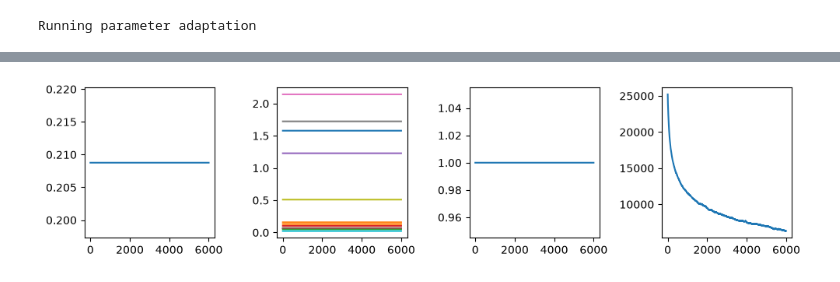
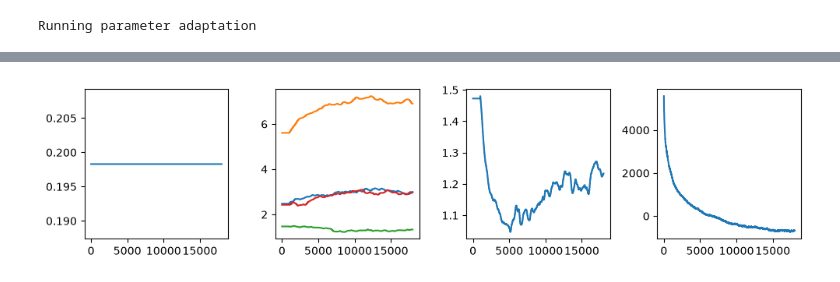
Before and after one commit to callum-kl/non-parametric-pro, a Jupyter notebook: notebooks/uci_orig.ipynb, the cells around one changed output, grey strips where cells are left out. Saved outputs shown, nothing was run; the diff lists cells and outputs as text; code cells hidden in the pictures.

```diff
--- a/notebooks/uci_orig.ipynb
+++ b/notebooks/uci_orig.ipynb
@@ -27,26 +28,26 @@ jax.config.update("jax_enable_x64", True)
 # %%
 key = jr.PRNGKey(1)
 
-example = load_uci_regression_dataset("forest", split=3)
+example = load_uci_regression_dataset("servo", split=2)
 
 scaler_x = StandardScaler()
 scaler_y = StandardScaler()
 
-x_full = scaler_x.fit_transform(example.x_train)
-y_full = scaler_y.fit_transform(example.y_train)
-
-split = train_val_split(key, x_full, y_full, val_fraction=0.2)
-x_train, y_train = split.x_train, split.y_train
-x_val, y_val = split.x_val, split.y_val
+x_train = scaler_x.fit_transform(example.x_train)
+y_train = scaler_y.fit_transform(example.y_train)
 
 x_test = scaler_x.transform(example.x_test)
 y_test = scaler_y.transform(example.y_test)
+
+# D = 4
+
+# x_train = x_train[:, 0:D]
+# x_test = x_test[:, 0:D]
 # %%
 D = x_train.shape[1]
 
-data = gpx.Dataset(X=x_full, y=y_full)
-# kernel = gpx.kernels.Matern32(lengthscale=jnp.ones((D,)))
-kernel = gpx.kernels.Matern32(lengthscale=jnp.ones((D,)), variance=px.NonTrainable(jnp.array(1.0)))
+data = gpx.Dataset(X=x_train, y=y_train)
+kernel = gpx.kernels.Matern32(lengthscale=jnp.ones((D,)))
 
 prior = gpx.gps.Prior(mean_function=gpx.mean_functions.Zero(), kernel=kernel)
 likelihood = gpx.likelihoods.Gaussian(num_datapoints=data.n)
@@ -80,56 +101,52 @@ GP sigma 0.4175346455776404
 # %%
-adapt = True
-
 M = x_train.shape[0]
 basis, residual_std = _full_gp_basis(gp_posterior, x_train), None
+initial_sigma = px.unwrap(gp_sigma)
 
-sigma = gpx.parameters.SigmoidBounded(px.unwrap(gp_sigma) / 2, low=0.15, high=100.0)
+sigma = gpx.parameters.SigmoidBounded(initial_sigma, low=0.1, high=100.0)
 
 pro_params = ProParameters(
     y=y_train,
     basis=basis,
-    step_size=1e-4,
+    step_size=0.0001,
     sigma=sigma,
     alpha=1.0,
-    residual_std=residual_std
+    residual_std=residual_std,
+    sigma_prior_value=initial_sigma,
+    sigma_prior_scale=0.3,
 )
 
-J = 50
+J = 30
 
 initial_position = jr.normal(key, (M, J))
+num_steps = 18000
 
-if adapt:
+adaptation = parameter_adaptation(
+    ula,
+    pro_logdensity_fn,
+    pro_params,
+    x_train=x_train,
+    initial_kernel=gp_kernel,
+    warmup_steps=1000,
+    sigma_adapt_every=-1,
+    kernel_adapt_every=20,
+    objective_fn=regularised_score,
+    sigma_optimizer=ox.adam(1e-1),
+    progress_bar=True
+)
 
-    adaptation = parameter_adaptation(
-        ula,
-        pro_logdensity_fn,
-        pro_params,
-        x_train=x_train,
-        initial_kernel=gp_kernel,
-        warmup_steps=1000,
-        sigma_adapt_every=-1,
-        kernel_adapt_every=-1,
-        objective_fn=pro_score_fn,
-        inducing_basis=None,
-        sigma_optimizer=ox.adam(1e-1),
-        kernel_optimizer=ox.adam(1e-2),
-        x_val=x_val,
-        y_val=y_val,
-        progress_bar=True
-    )
+adaptation_results, adaptation_info = adaptation.run(key, initial_position, num_steps=num_steps)
+pro_kernel = jax.tree.map(lambda x: x[-1], adaptation_info.kernel)
+pro_params = adaptation_results.parameters
+pro_position = adaptation_results.state.position
 
-    adaptation_results, adaptation_info = adaptation.run(key, initial_position, num_steps=6000)
-    pro_kernel = jax.tree.map(lambda x: x[-1], adaptation_info.kernel)
-    pro_params = adaptation_results.parameters
-    pro_position = adaptation_results.state.position
+fig, ax = plt.subplots(1, 4, figsize=(10, 2.5))
 
-    fig, ax = plt.subplots(1, 4, figsize=(10, 2.5))
-
-    ax[0].plot(px.unwrap(adaptation_info.sigma))
-    ax[1].plot(px.unwrap(adaptation_info.kernel.lengthscale))
-    ax[2].plot(px.unwrap(adaptation_info.kernel.variance))
-    ax[3].plot(-adaptation_info.sampler_info.score[10:])
-    plt.tight_layout()
-    plt.show()
+ax[0].plot(px.unwrap(adaptation_info.sigma))
+ax[1].plot(px.unwrap(adaptation_info.kernel.lengthscale))
+ax[2].plot(px.unwrap(adaptation_info.kernel.variance))
+ax[3].plot(-adaptation_info.sampler_info.score[10:])
+plt.tight_layout()
+plt.show()
 # %% [output]
 Running parameter adaptation
@@ -137 +154 @@ Running parameter adaptation
-[figure, old version]
+[figure, new version]
```
Also changed, not shown: parts of 18 cells of this notebook, 30 other files.
